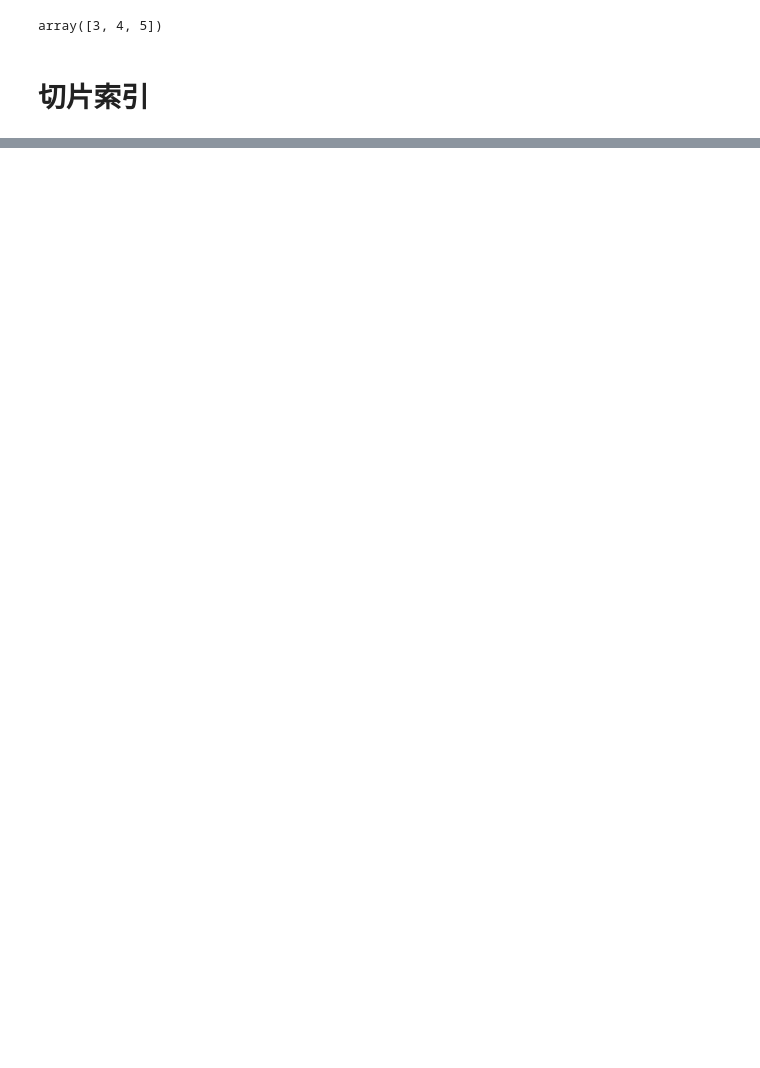
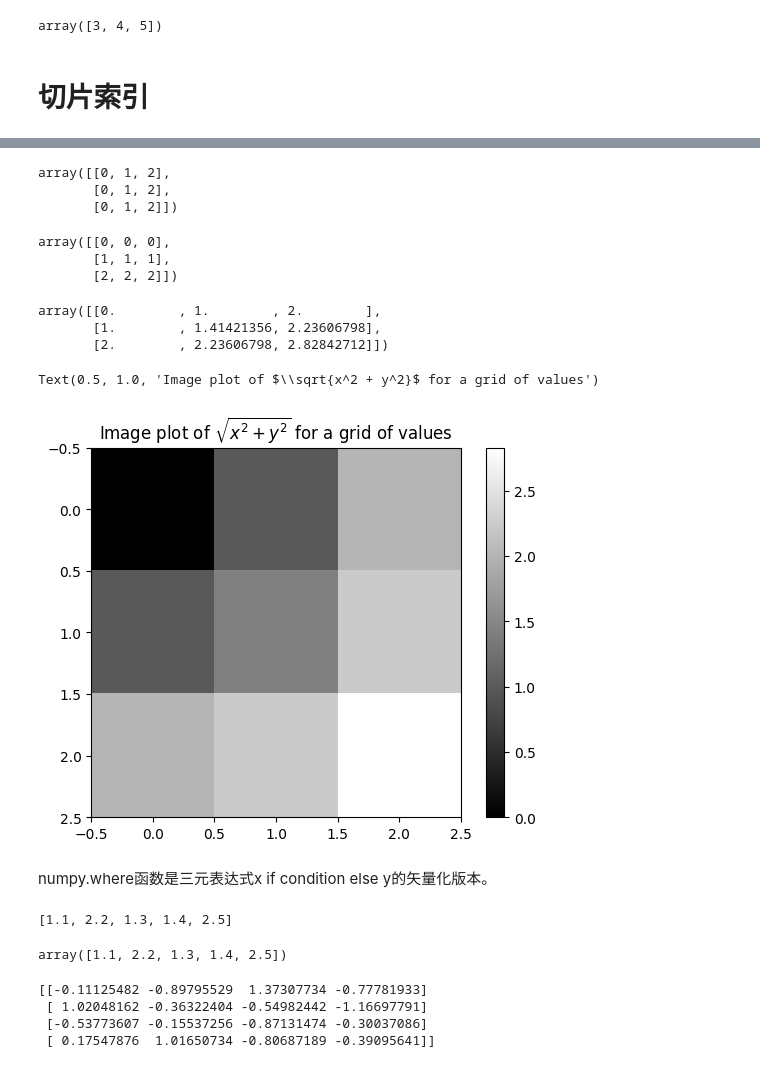
Before and after one commit to sunbing-1995/python_for_data_analysis_2nd_chinese_version, a Jupyter notebook: code/1_numpy.ipynb, the cells around one changed output, grey strips where cells are left out. Cells and saved outputs as stored; diff of their text form; code cells hidden in the pictures; blank space fills up the shorter version.

```diff
--- a/code/1_numpy.ipynb
+++ b/code/1_numpy.ipynb
@@ -241,0 +439,34 @@ array([3, 4, 5])
+# %%
+arr = np.arange(3)
+# %%
+xs, ys = np.meshgrid(arr, arr)
+# %%
+xs
+# %% [output]
+array([[0, 1, 2],
+       [0, 1, 2],
+       [0, 1, 2]])
+# %%
+ys
+# %% [output]
+array([[0, 0, 0],
+       [1, 1, 1],
+       [2, 2, 2]])
+# %%
+z = np.sqrt(xs ** 2 + ys ** 2)
+# %%
+z
+# %% [output]
+array([[0.        , 1.        , 2.        ],
+       [1.        , 1.41421356, 2.23606798],
+       [2.        , 2.23606798, 2.82842712]])
+# %%
+import matplotlib.pyplot as plt
+
+plt.imshow(z, cmap=plt.cm.gray); plt.colorbar()
+plt.title("Image plot of $\sqrt{x^2 + y^2}$ for a grid of values")
+# %% [output]
+Text(0.5, 1.0, 'Image plot of $\\sqrt{x^2 + y^2}$ for a grid of values')
+[figure, added]
+# %% [markdown]
+numpy.where函数是三元表达式x if condition else y的矢量化版本。
@@ -241,0 +477,16 @@ array([3, 4, 5])
+# %%
+[(x if c else y) for x, y, c in zip(xarr, yarr, cond)]
+# %% [output]
+[1.1, 2.2, 1.3, 1.4, 2.5]
+# %%
+np.where(cond, xarr, yarr)
+# %% [output]
+array([1.1, 2.2, 1.3, 1.4, 2.5])
+# %%
+arr = np.random.randn(4, 4)
+print(arr)
+# %% [output]
+[[-0.11125482 -0.89795529  1.37307734 -0.77781933]
+ [ 1.02048162 -0.36322404 -0.54982442 -1.16697791]
+ [-0.53773607 -0.15537256 -0.87131474 -0.30037086]
+ [ 0.17547876  1.01650734 -0.80687189 -0.39095641]]
```
Also changed, not shown: parts of 92 cells of this notebook.
